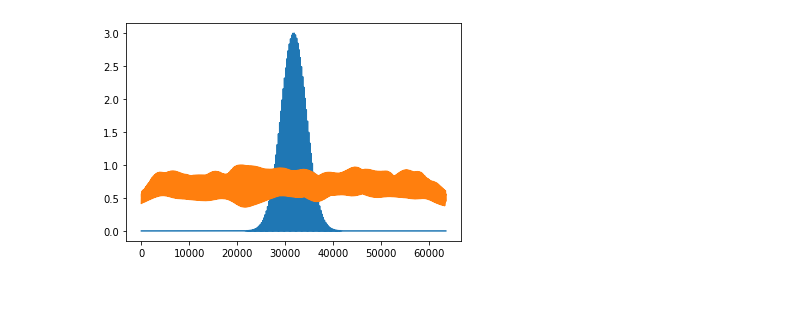
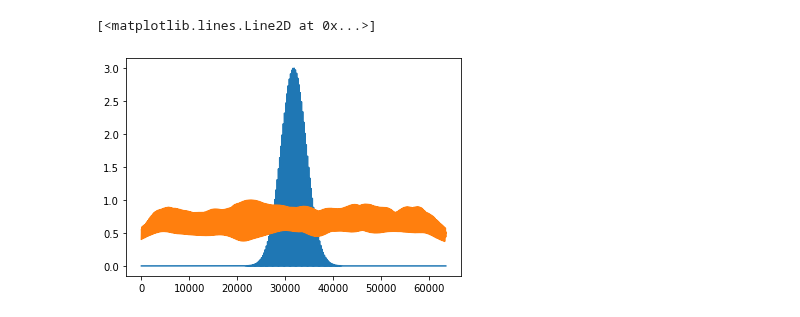
Before and after one commit to soltesz-lab/dentate, a Jupyter notebook: notebooks/Generation of Structured Weights.ipynb, the cells around one changed output. Cells and saved outputs as stored; diff of their text form; code cells hidden in the pictures.

Commit message:
WIP: notebook structured weights + constant-weight inputs from MC

```diff
--- a/notebooks/Generation of Structured Weights.ipynb
+++ b/notebooks/Generation of Structured Weights.ipynb
@@ -482,26 +298,27 @@ if const_input_rate_map_dict is not None:
 # %%
 import matplotlib.pyplot as plt
 
 scaled_target_map = np.asarray(target_map.flat - np.min(target_map), dtype=np.float64)
 if np.max(scaled_target_map) > 0.:
    target_map_scaling_factor = target_amplitude / np.max(target_map.flat)
    scaled_target_map = scaled_target_map.flat * target_map_scaling_factor
-
-
 flat_scaled_target_map = scaled_target_map.ravel()
 
 mean_initial_weight = np.mean(initial_weight_array)
-initial_background_map = np.dot(input_matrix, initial_weight_array)
+initial_background_map = np.dot(input_matrix, initial_weight_array) + \
+                         np.dot(const_input_matrix, const_weight_array)
 if np.mean(initial_background_map)<= 0.:
    raise RuntimeError('generate_structured_delta_weights: initial weights must produce positive activation')
 scaled_background_map = initial_background_map / np.max(initial_background_map)
 
 
+
 plt.figure()
-plt.plot(flat_scaled_target_map);
-plt.plot(scaled_background_map);
+plt.plot(flat_scaled_target_map)
+plt.plot(scaled_background_map)
 # %% [output]
+[<matplotlib.lines.Line2D at 0x...>]
-[figure, old version]
+[figure, new version]
 # %%
 scaled_input_matrix = input_matrix / np.max(initial_background_map)
 plt.figure()
```
Also changed, not shown: parts of 6 cells of this notebook.
